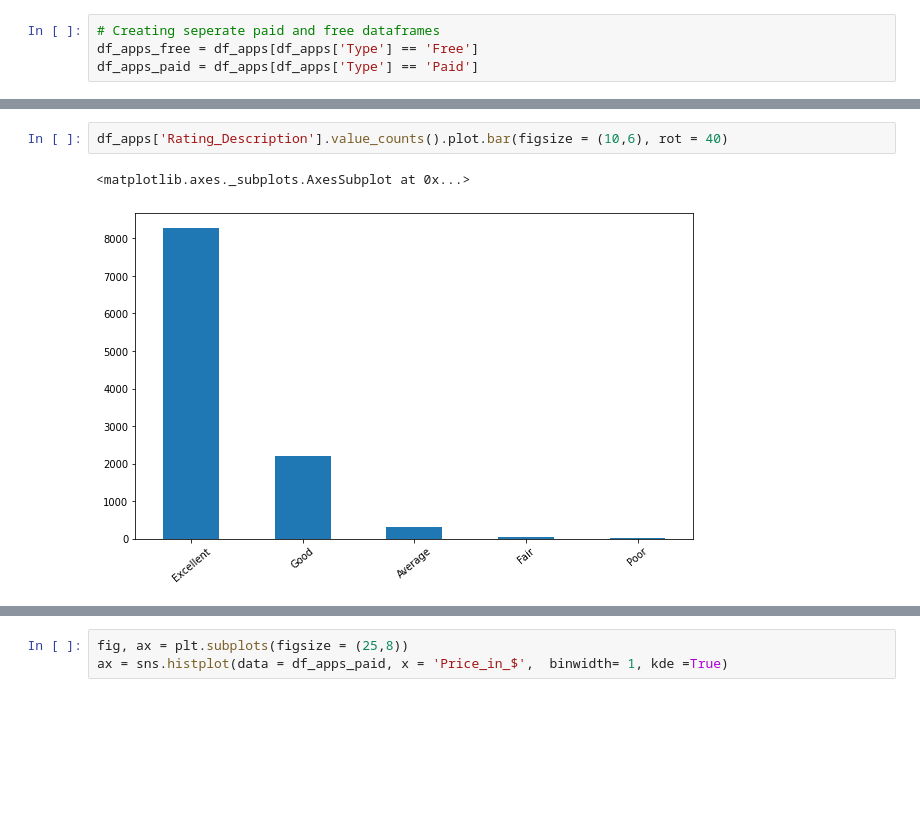
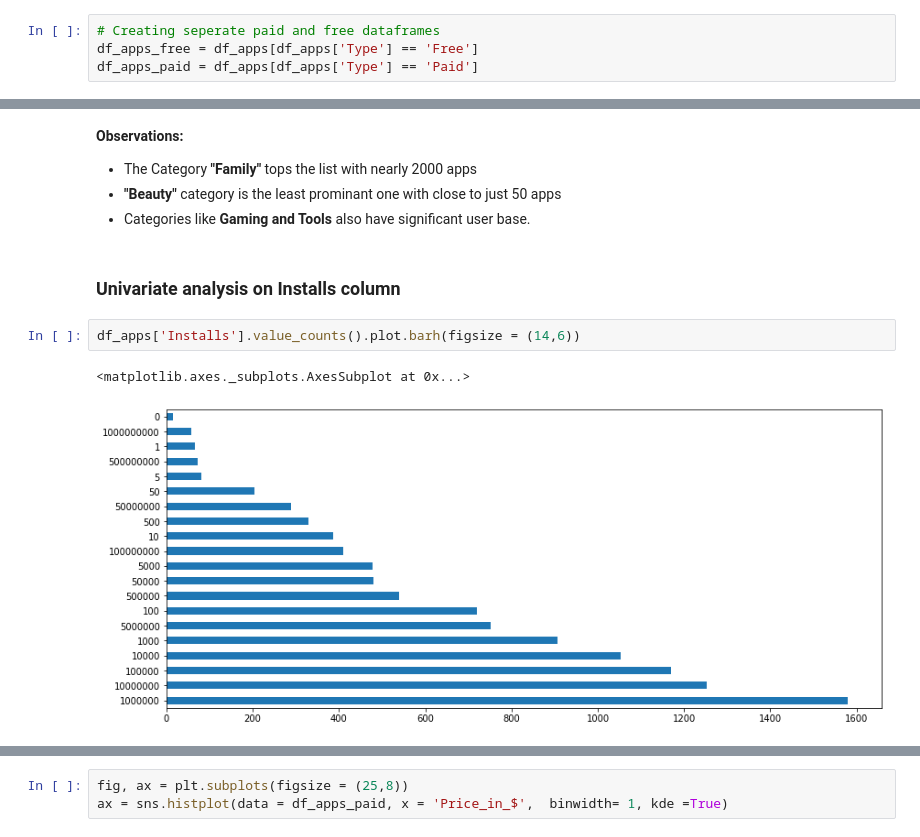
Before and after one commit to ganathetechie/AlmaBetter-Capstone-Project-1, a Jupyter notebook: Play_Store_App_Review_Analysis_Capstone_Project.ipynb, the cells around one changed output, grey strips where cells are left out. Cells and saved outputs as stored; diff of their text form; blank space fills up the shorter version.

```diff
--- a/Play_Store_App_Review_Analysis_Capstone_Project.ipynb
+++ b/Play_Store_App_Review_Analysis_Capstone_Project.ipynb
@@ -710,5 +809,12 @@ ax = sns.boxplot(x = df_apps.Rating)
+# %% [markdown]
+**Observations:**
+*   The Category **"Family"** tops the list with nearly 2000 apps
+*   **"Beauty"** category is the least prominant one with close to just 50 apps
+*   Categories like **Gaming and Tools** also have significant user base.
+# %% [markdown]
+### Univariate analysis on **Installs** column
 # %%
-df_apps['Rating_Description'].value_counts().plot.bar(figsize = (10,6), rot = 40)
+df_apps['Installs'].value_counts().plot.barh(figsize = (14,6))
 # %% [output]
 <matplotlib.axes._subplots.AxesSubplot at 0x...>
-[figure, old version]
+[figure, new version]
```
Also changed, not shown: parts of 113 cells of this notebook.
